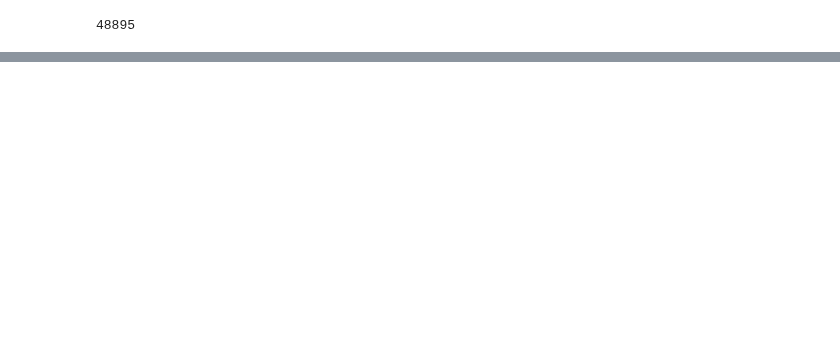
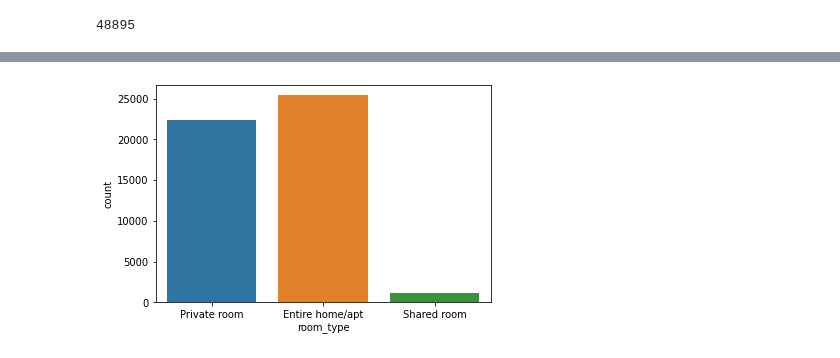
Before and after one commit to SaurabhAradwad/EDA-Airbnb-NYC-, a Jupyter notebook: Airbnb_Bookings_Analysis_Capstone_Project.ipynb, the cells around one changed output, grey strips where cells are left out. Saved outputs shown, nothing was run; the diff lists cells and outputs as text; code cells hidden in the pictures; blank space fills up the shorter version.

```diff
--- a/Airbnb_Bookings_Analysis_Capstone_Project.ipynb
+++ b/Airbnb_Bookings_Analysis_Capstone_Project.ipynb
@@ -151,0 +249,6 @@ airbnb.head()
+# %%
+#
+
+sns.countplot(airbnb.room_type);
+# %% [output]
+[figure, added]
```
Also changed, not shown: parts of 20 cells of this notebook.
